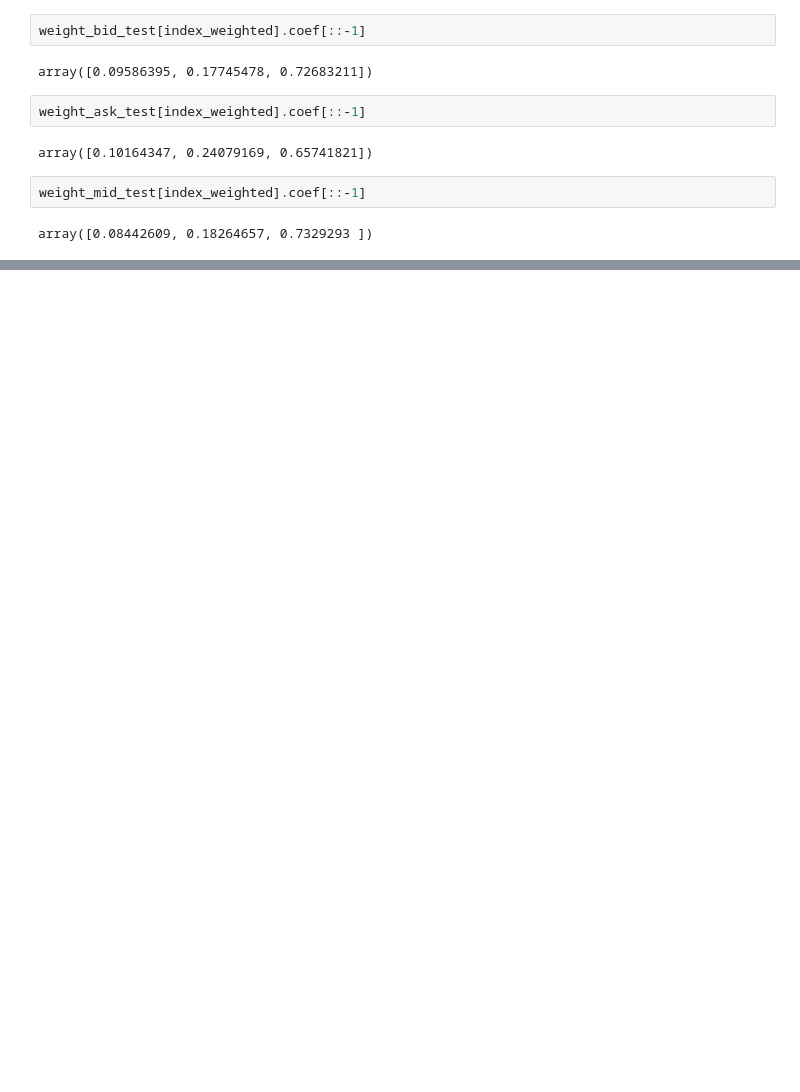
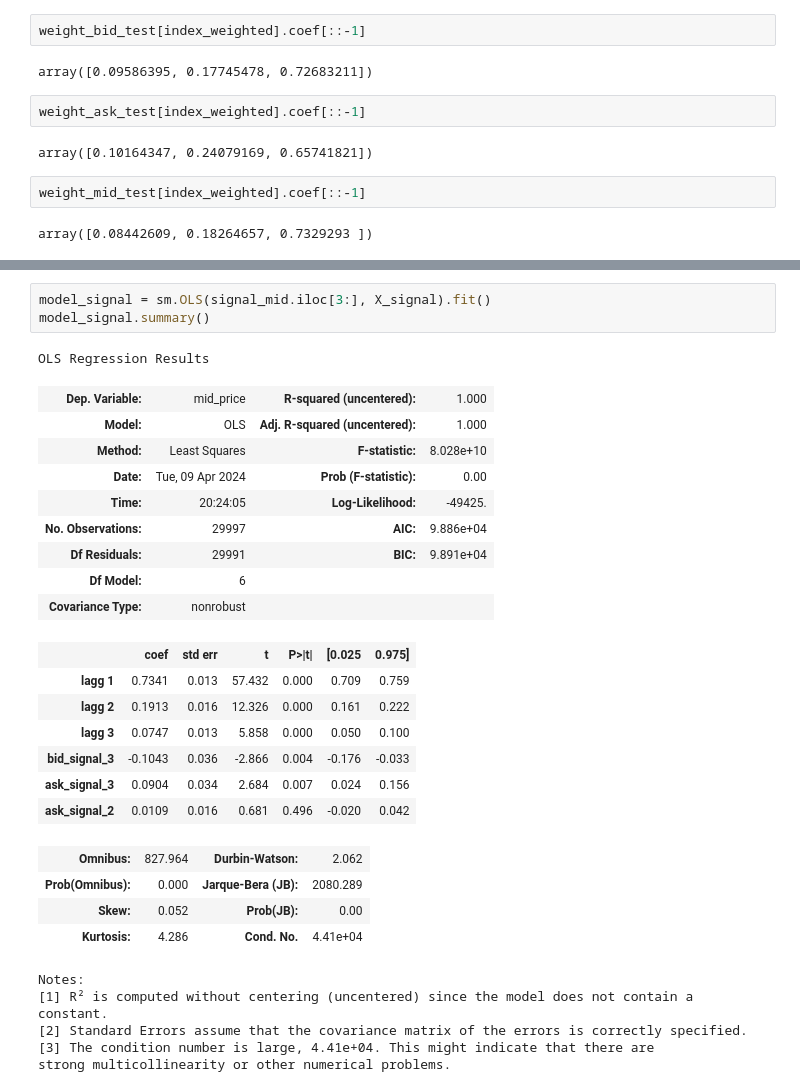
Before and after one commit to felixpoirier1/Prosperity, a Jupyter notebook: test.ipynb, the cells around one changed output, grey strips where cells are left out. Cells and saved outputs as stored; diff of their text form; blank space fills up the shorter version.

```diff
--- a/test.ipynb
+++ b/test.ipynb
@@ -1538,0 +1639,30 @@ array([0.08442609, 0.18264657, 0.7329293 ])
+# %%
+model_signal = sm.OLS(signal_mid.iloc[3:], X_signal).fit()
+model_signal.summary()
+# %% [output]
+OLS Regression Results
+| Dep. Variable: | mid_price | R-squared (uncentered): | 1.000 |
+| Model: | OLS | Adj. R-squared (uncentered): | 1.000 |
+| Method: | Least Squares | F-statistic: | 8.028e+10 |
+| Date: | Tue, 09 Apr 2024 | Prob (F-statistic): | 0.00 |
+| Time: | 20:24:05 | Log-Likelihood: | -49425. |
+| No. Observations: | 29997 | AIC: | 9.886e+04 |
+| Df Residuals: | 29991 | BIC: | 9.891e+04 |
+| Df Model: | 6 |  |  |
+| Covariance Type: | nonrobust |  |  |
+|  | coef | std err | t | P>|t| | [0.025 | 0.975] |
+| lagg 1 | 0.7341 | 0.013 | 57.432 | 0.000 | 0.709 | 0.759 |
+| lagg 2 | 0.1913 | 0.016 | 12.326 | 0.000 | 0.161 | 0.222 |
+| lagg 3 | 0.0747 | 0.013 | 5.858 | 0.000 | 0.050 | 0.100 |
+| bid_signal_3 | -0.1043 | 0.036 | -2.866 | 0.004 | -0.176 | -0.033 |
+| ask_signal_3 | 0.0904 | 0.034 | 2.684 | 0.007 | 0.024 | 0.156 |
+| ask_signal_2 | 0.0109 | 0.016 | 0.681 | 0.496 | -0.020 | 0.042 |
+| Omnibus: | 827.964 | Durbin-Watson: | 2.062 |
+| Prob(Omnibus): | 0.000 | Jarque-Bera (JB): | 2080.289 |
+| Skew: | 0.052 | Prob(JB): | 0.00 |
+| Kurtosis: | 4.286 | Cond. No. | 4.41e+04 |
+Notes:
+[1] R² is computed without centering (uncentered) since the model does not contain a constant.
+[2] Standard Errors assume that the covariance matrix of the errors is correctly specified.
+[3] The condition number is large, 4.41e+04. This might indicate that there are
+strong multicollinearity or other numerical problems.
```
Also changed, not shown: parts of 29 cells of this notebook, 4 other files.
